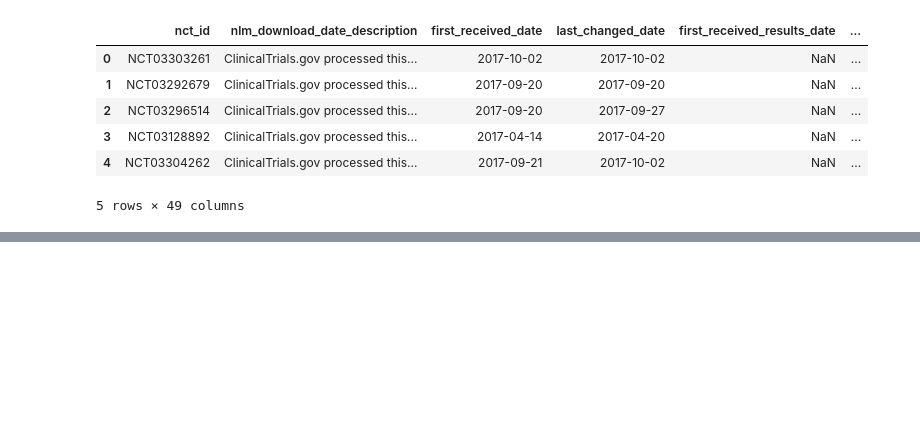
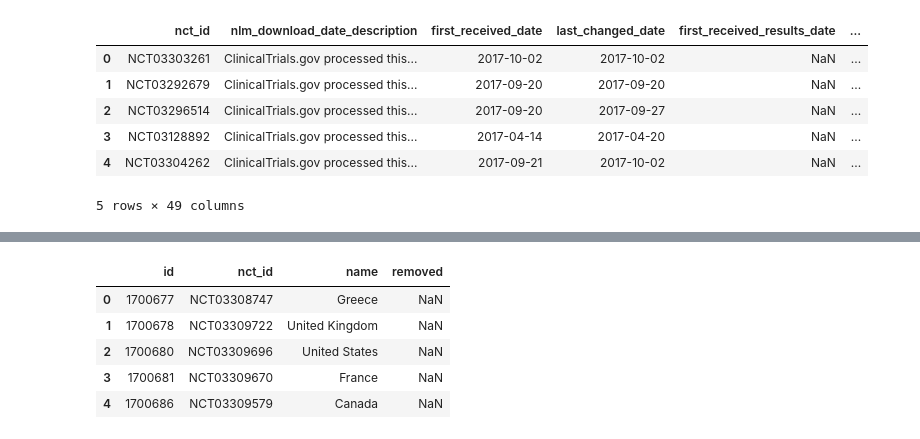
Before and after one commit to ask-build/ClinicalTrails.Gov-Analysis-Pipeline, a Jupyter notebook: 001.studies_manipulate.ipynb, the cells around one changed output, grey strips where cells are left out. Drawn from its saved outputs; the diff is of its cells as text; code cells hidden in the pictures; blank space fills up the shorter version.

```diff
--- a/001.studies_manipulate.ipynb
+++ b/001.studies_manipulate.ipynb
@@ -93,0 +66,13 @@ studies_c=studies_b[studies_b.country == "United States"]
+# %%
+
+#-------IMport Countries-------#
+countries = pd.read_csv('C:/Users/akapoor/Music/01 Docs/HealthCare App/ctdb/countries.txt', sep="|")
+
+countries.head()
+# %% [output]
+|  | id | nct_id | name | removed |
+| 0 | 1700677 | NCT03308747 | Greece | NaN |
+| 1 | 1700678 | NCT03309722 | United Kingdom | NaN |
+| 2 | 1700680 | NCT03309696 | United States | NaN |
+| 3 | 1700681 | NCT03309670 | France | NaN |
+| 4 | 1700686 | NCT03309579 | Canada | NaN |
```
Also changed, not shown: parts of 40 cells of this notebook, 2 other files.
